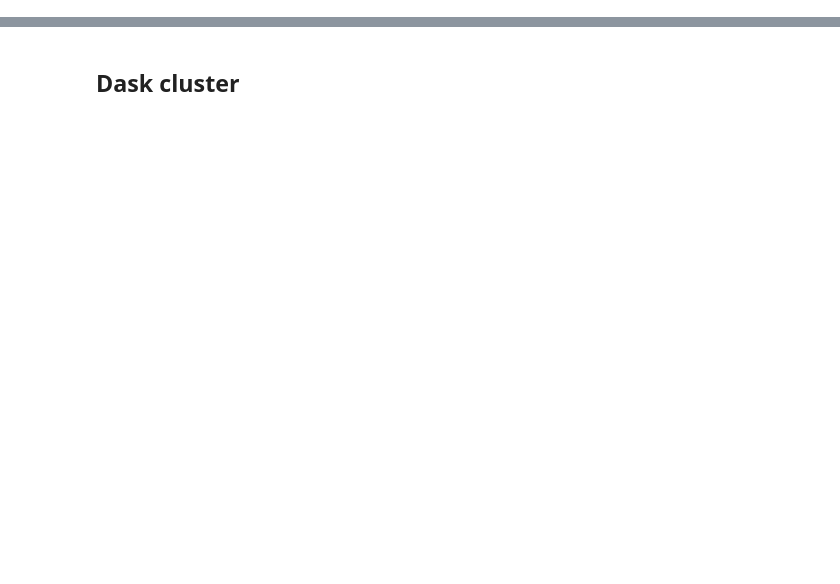
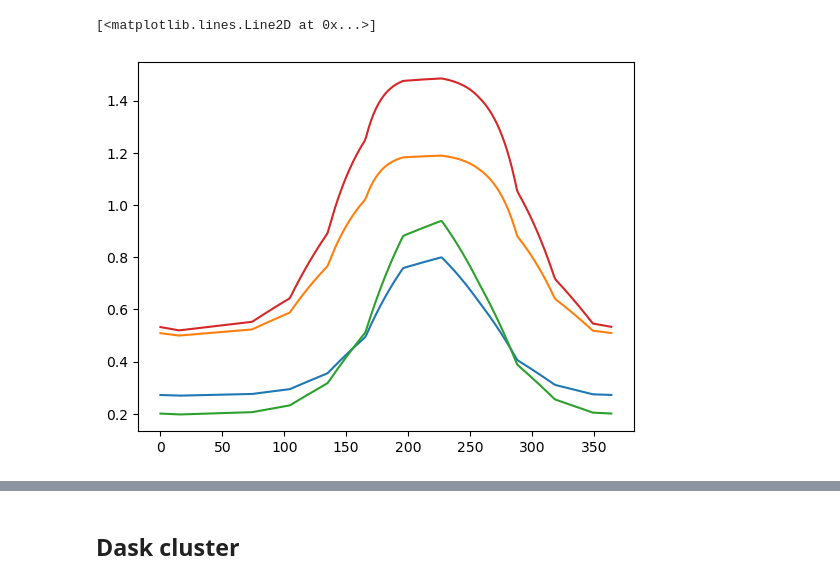
Before and after one commit to david0811/lafferty-etal-2024-tbd, a Jupyter notebook: code/01_WBM_SA.ipynb, the cells around one changed output, grey strips where cells are left out. Drawn from its saved outputs; the diff is of its cells as text; code cells hidden in the pictures; blank space fills up the shorter version.

Commit message:
redo model format

```diff
--- a/code/01_WBM_SA.ipynb
+++ b/code/01_WBM_SA.ipynb
@@ -10,0 +38,17 @@ import matplotlib.pyplot as plt
+# %%
+name = 'illinois'
+lai = np.loadtxt(f"/Users/davidlafferty/Projects/UIUC/WBM_UC/wbm_toy_model/data/{name}_lai.txt")
+Kc = np.loadtxt(f"/Users/davidlafferty/Projects/UIUC/WBM_UC/wbm_toy_model/data/{name}_kc.txt")
+# %%
+K_min = 0.2
+K_max = 1.2
+plt.plot([K_min + (K_max - K_min) * (1 - np.exp(-0.2*l)) for l in lai])
+plt.plot([K_min + (K_max - K_min) * (1 - np.exp(-0.99*l)) for l in lai])
+
+K_min = 0.1
+K_max = 1.5
+plt.plot([K_min + (K_max - K_min) * (1 - np.exp(-0.2*l)) for l in lai])
+plt.plot([K_min + (K_max - K_min) * (1 - np.exp(-0.99*l)) for l in lai])
+# %% [output]
+[<matplotlib.lines.Line2D at 0x...>]
+[figure, added]
```
Also changed, not shown: parts of 18 cells of this notebook, 6 other files.
